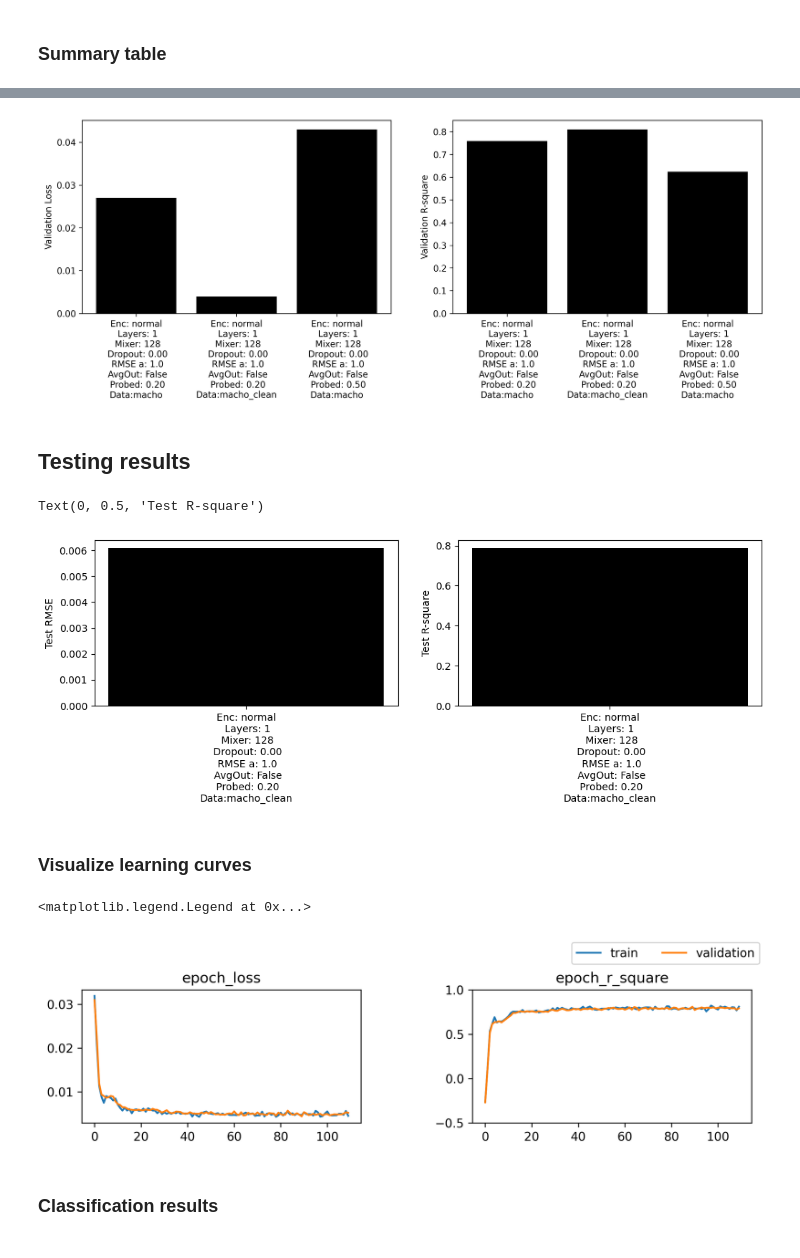
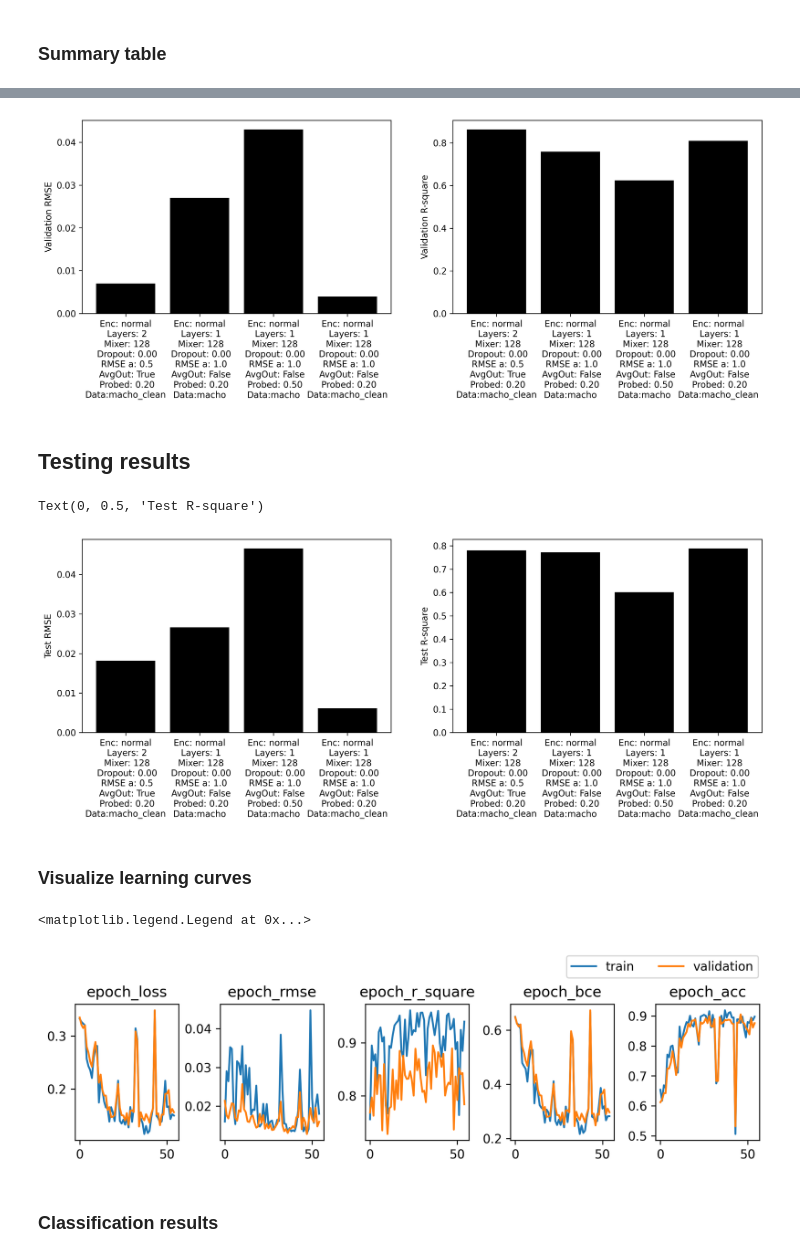
Before and after one commit to cridonoso/astromer, a Jupyter notebook: presentation/experiments/astromer_2/virualize_results.ipynb, the cells around one changed output, grey strips where cells are left out. Drawn from its saved outputs; the diff is of its cells as text; code cells hidden in the pictures.

Commit message:
visualize results

```diff
--- a/presentation/experiments/astromer_2/virualize_results.ipynb
+++ b/presentation/experiments/astromer_2/virualize_results.ipynb
@@ -19,7 +23,7 @@ from src.utils import get_metrics
 # %% [markdown]
 ### Summary table
 # %%
-folder = './presentation/experiments/astromer_2/results/'
+folder = './presentation/experiments/astromer_2/results/results/'
 exp_folders = glob.glob(os.path.join(folder, '*', '*','pretraining'))
 # %%
 metric_names= ['epoch_loss', 'epoch_r_square', 'epoch_rmse', 'epoch_bce', 'epoch_acc']
@@ -89,33 +104,34 @@ labels_name = {
     'epoch_bce': 'Validation Binary \n Cross-Entropy',
     }
 
-for i, column in enumerate(['epoch_loss_val', 'epoch_r_square_val']):
+for i, column in enumerate(['epoch_rmse_val', 'epoch_r_square_val']):
 
-    if 'loss' in column and 'epoch_bce' in column:
-        results['epoch_bce_val'][results['epoch_bce_val'].isna()]  = 0.
-        y = results[column] - results['epoch_bce_val']/2
+    if 'rmse' in column:
+        y = results['epoch_loss_val'] - results['epoch_bce_val'].fillna(0.)*0.5
     else:
         y = results[column]
 
     axes[i].bar(results['tickname'], y, color='k')
     axes[i].set_ylabel(labels_name[column])
 # %% [output]
-[figure, old version]
+[figure, new version]
 # %% [markdown]
 ## Testing results
 # %%
 import toml
-root = './presentation/experiments/astromer_2/results/original_clean/'
+root = './presentation/experiments/astromer_2/results/results/'
 
 x_labels = []
 rmse_values = []
 r2_values = []
-for folder in os.listdir(root):
+exp_folders = glob.glob(os.path.join(root, '*', '*','pretraining'))
+
+for folder in exp_folders:
     try:
-        with open(os.path.join(root, folder, 'pretraining', 'config.toml'), 'r') as h:
+        with open(os.path.join(folder, 'config.toml'), 'r') as h:
             config = toml.load(h)
             info = format_label(config)
-        with open(os.path.join(root, folder, 'pretraining', 'metrics.toml'), 'r') as h:
+        with open(os.path.join(folder, 'metrics.toml'), 'r') as h:
             metrics = toml.load(h)
             x_labels.append(info)
             rmse_values.append(metrics['test_rmse'])
@@ -123,22 +139,22 @@ for folder in os.listdir(root):
     except Exception as e:
         continue
 # %%
-fig, axes = plt.subplots(1, 2, figsize=(12, 3))
+fig, axes = plt.subplots(1, 2, gridspec_kw={'hspace': 0., 'wspace': 0.2}, dpi=300, figsize=(14, 4))
 axes[0].bar(x_labels, rmse_values, color='k')
 axes[1].bar(x_labels, r2_values, color='k')
 axes[0].set_ylabel('Test RMSE')
 axes[1].set_ylabel('Test R-square')
 # %% [output]
 Text(0, 0.5, 'Test R-square')
-[figure, old version]
+[figure, new version]
 # %% [markdown]
 ### Visualize learning curves
 # %%
-logs_path = './presentation/experiments/astromer_2/results/original_clean/2023-08-25_20-44-55/'
+logs_path = './presentation/experiments/astromer_2/results/skip_nsp/2023-08-28_17-53-10/'
 
-# metric_names= ['epoch_loss', 'epoch_rmse', 'epoch_r_square', 'epoch_bce', 'epoch_acc']
-metric_names= ['epoch_loss', 'epoch_r_square']
-fig, axes = plt.subplots(1, 2, figsize=(10,2), dpi=300,
+metric_names= ['epoch_loss', 'epoch_rmse', 'epoch_r_square', 'epoch_bce', 'epoch_acc']
+# metric_names= ['epoch_loss', 'epoch_r_square']
+fig, axes = plt.subplots(1, 5, figsize=(10,2), dpi=300,
                         gridspec_kw={'hspace': 0.4, 'wspace': 0.4})
 for index, metric_name in enumerate(metric_names):
     train_metrics = get_metrics(os.path.join(logs_path, 'pretraining/logs/train'), metric_name=metric_name)
@@ -148,11 +164,11 @@ for index, metric_name in enumerate(metric_names):
     axes[index].plot(valid_metrics['value'], label='validation')
     axes[index].set_title(metric_name)
 
-axes[1].set_ylim(-0.5, 1)
+# axes[1].set_ylim(-0.5, 1)
 axes[-1].legend(bbox_to_anchor=(1.05, 1.4), ncols=2)
 # %% [output]
 <matplotlib.legend.Legend at 0x...>
-[figure, old version]
+[figure, new version]
 # %% [markdown]
 ### Classification results
 # %%
```
Also changed, not shown: parts of 3 cells of this notebook, 1 other file.
